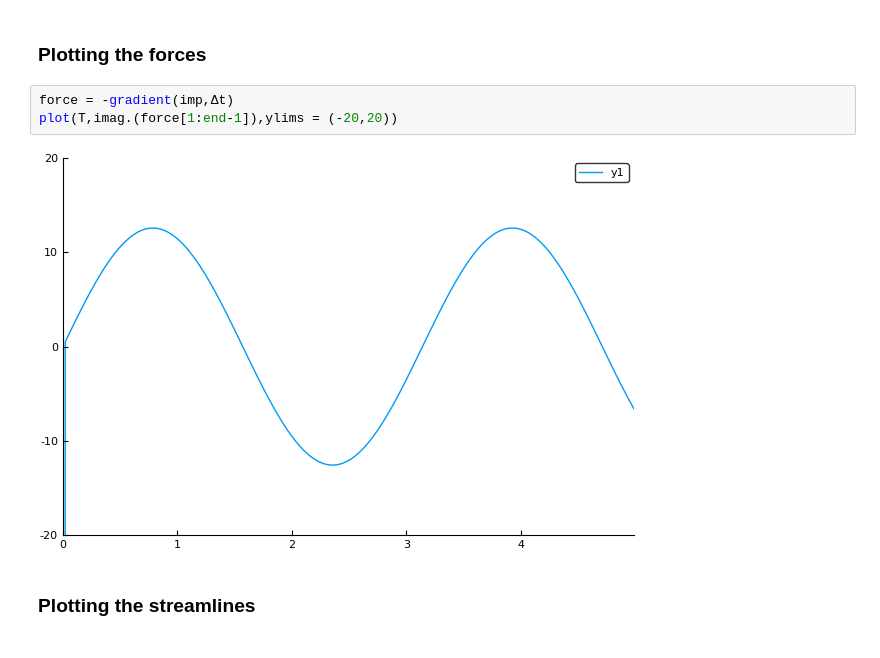
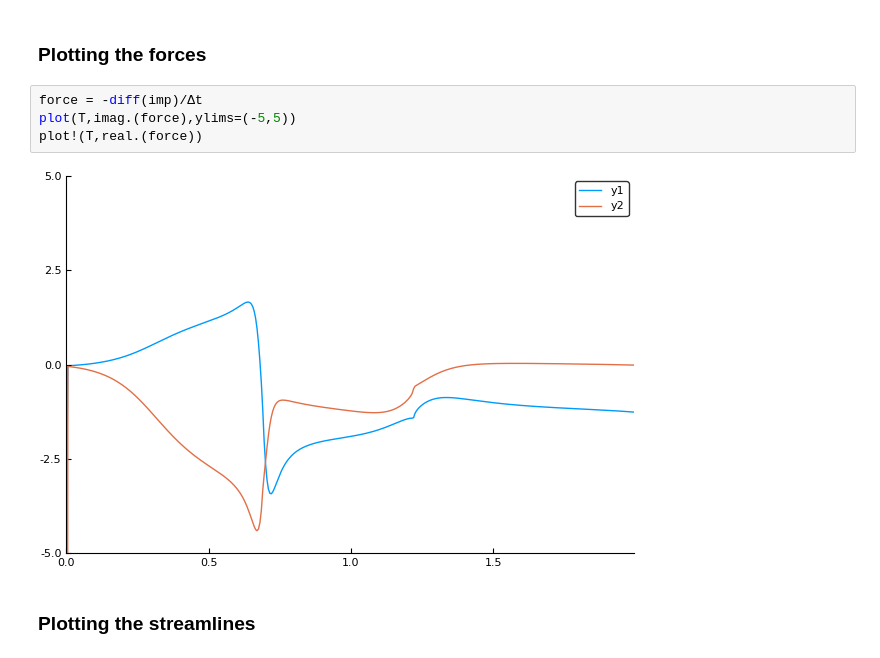
Before and after one commit to darwindarak/PotentialFlow.jl, a Jupyter notebook: binder/notebooks/Conformally mapped body.ipynb, the cells around one changed output. Saved outputs shown, nothing was run; the diff lists cells and outputs as text.

```diff
--- a/binder/notebooks/Conformally mapped body.ipynb
+++ b/binder/notebooks/Conformally mapped body.ipynb
@@ -291,10 +300,11 @@ display(ps)
 # %% [markdown]
 ### Plotting the forces
 # %%
-force = -gradient(imp,Δt)
-plot(T,imag.(force[1:end-1]),ylims = (-20,20))
+force = -diff(imp)/Δt
+plot(T,imag.(force),ylims=(-5,5))
+plot!(T,real.(force))
 # %% [output]
-[figure, old version]
+[figure, new version]
 # %% [markdown]
 ### Plotting the streamlines
 # %% [markdown]
```
Also changed, not shown: parts of 18 cells of this notebook, 3 other files.
